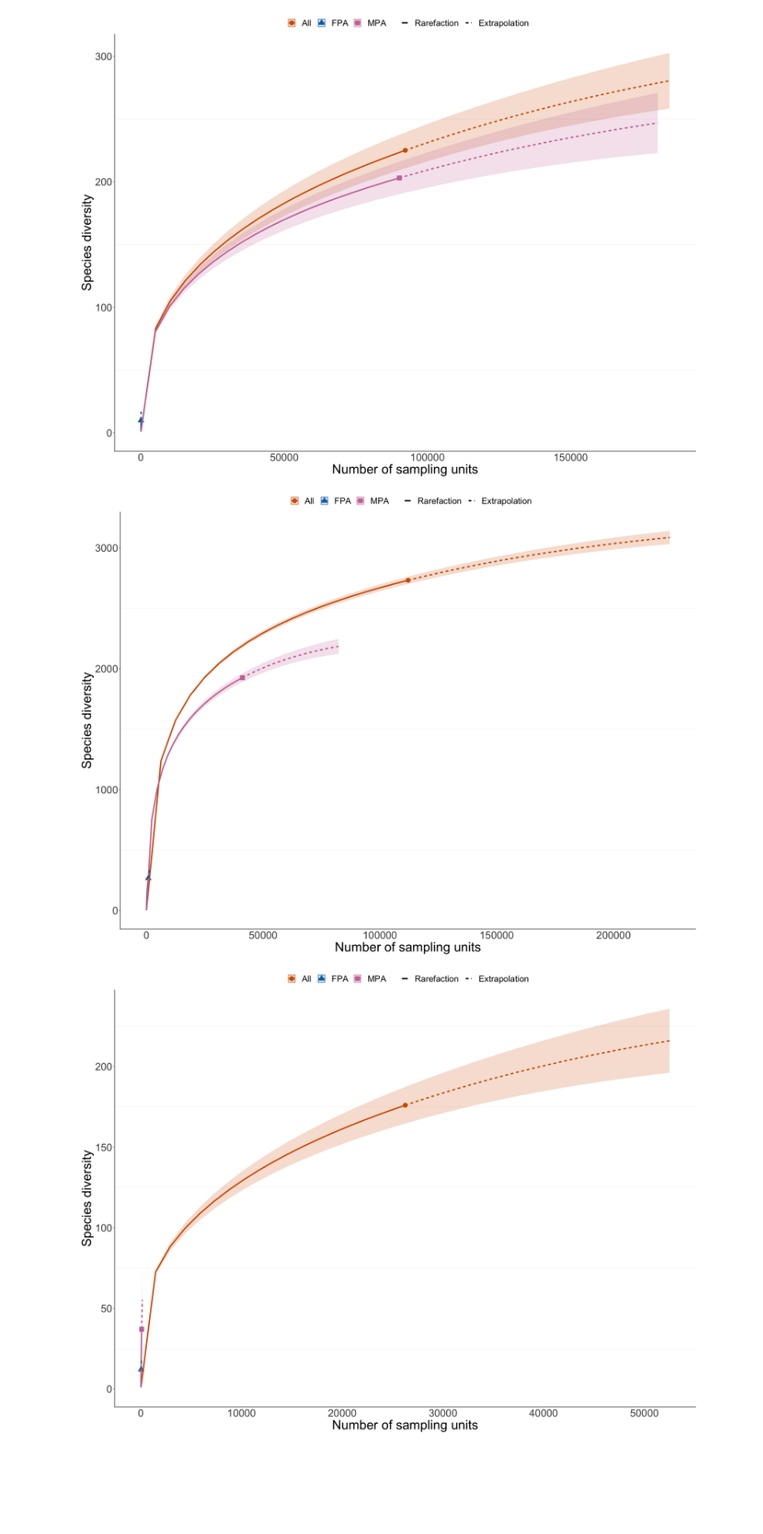
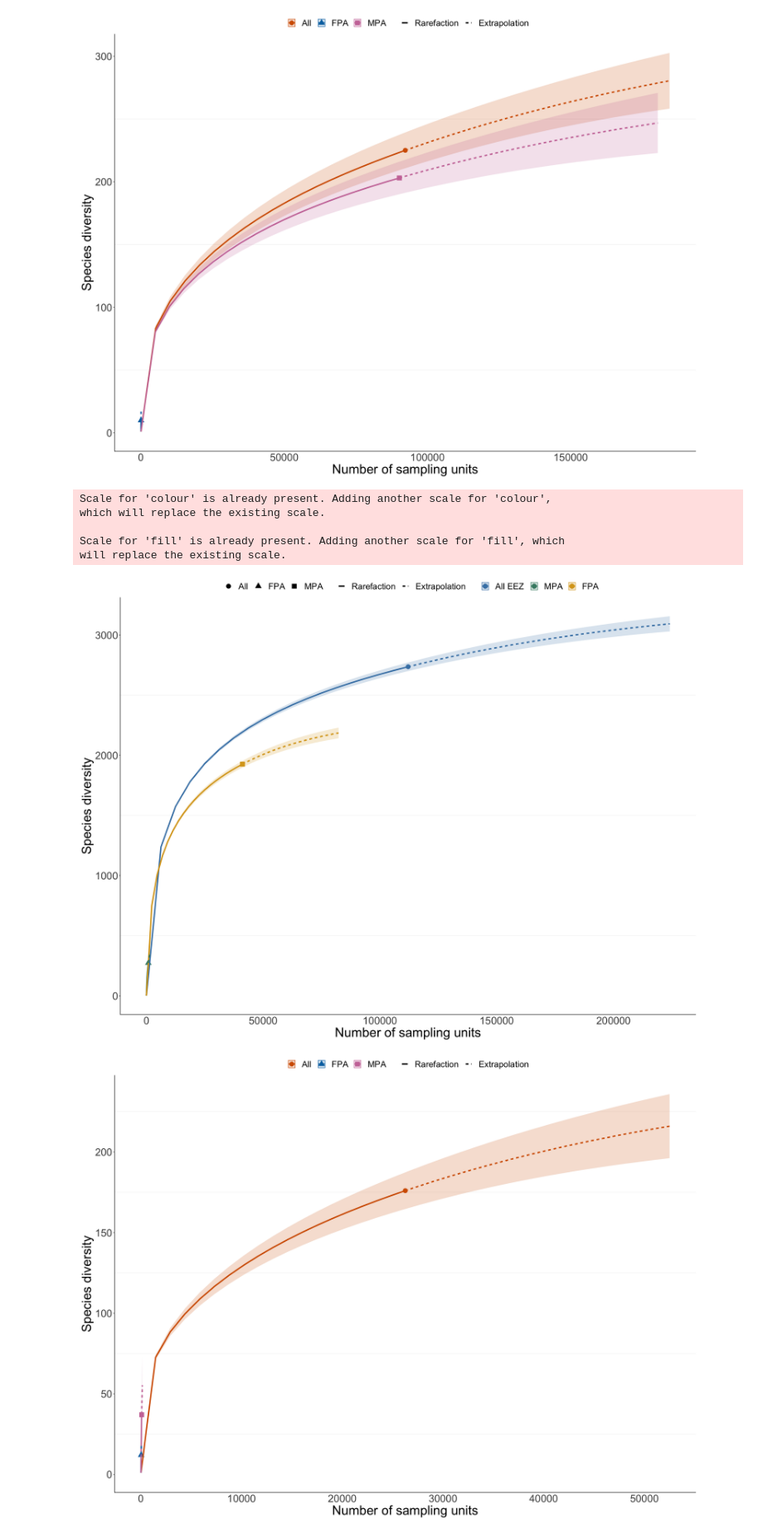
Before and after one commit to sagw/MBD, a Jupyter notebook: Obis.ipynb, the cells around one changed output. Shown at 83% size. Cells and saved outputs as stored; diff of their text form; code cells hidden in the pictures; blank space fills up the shorter version.

```diff
--- a/Obis.ipynb
+++ b/Obis.ipynb
@@ -169,7 +138,7 @@ aerial
 stranding
 suction
 # %%
-category=as.data.frame(obis_sample[obis_sample$gen_protocol_SGW=="observation",])
+category=as.data.frame(obis_sample[obis_sample$gen_protocol_SGW=="grab",])
 # %%
 #separate MPAs and FPAs
 category_MPA=category[category$MPA_Status==1,]
@@ -201,9 +170,9 @@ colnames(category_sum)=c("scientificName", "occurrence")
 colnames(category_MPA_sum)=c("scientificName", "occurrence")
 colnames(category_FPA_sum)=c("scientificName", "occurrence")
 # %%
-category_incidence_samp = (c(26247, category_sum$occurrence))
-category_MPA_incidence_samp = (c(68, category_MPA_sum$occurrence))
-category_FPA_incidence_samp = (c(17, category_FPA_sum$occurrence))
+category_incidence_samp = (c(112026, category_sum$occurrence))
+category_MPA_incidence_samp = (c(41109, category_MPA_sum$occurrence))
+category_FPA_incidence_samp = (c(819, category_FPA_sum$occurrence))
 # %%
 category_MPAs=list(0)
 # %%
@@ -243,14 +212,21 @@ ggsave("~/Documents/Lenfest/Plot_CSV_v2/pot_curve.pdf", width=10, height=10)
 # %%
 ##grab
 ggiNEXT(gsrich)+
 theme_bw()+
+scale_color_manual(values=c("#4682B4", "#458B74", "#DAA520"), labels=c("All EEZ", "MPA", "FPA"))+
+scale_fill_manual(values=c("#4682B4", "#458B74", "#DAA520"), labels=c("All EEZ", "MPA", "FPA"))+
 theme(legend.position="top", legend.text=element_text(size=20), panel.border = element_blank(),
           panel.grid.major = element_blank(),
           panel.grid.minor.x = element_blank(),
           axis.ticks.x=element_blank(), axis.line=element_line(color="black"),
           text = element_text(size=30))
 # %% [output]
+Scale for 'colour' is already present. Adding another scale for 'colour',
+which will replace the existing scale.
+
+Scale for 'fill' is already present. Adding another scale for 'fill', which
+will replace the existing scale.
-[figure, old version]
+[figure, new version]
 # %%
 ggsave("~/Documents/Lenfest/Plot_CSV_v2/grab_curve.pdf", width=10, height=10)
 # %%
```
Also changed, not shown: parts of 14 cells of this notebook, 1 other file.
